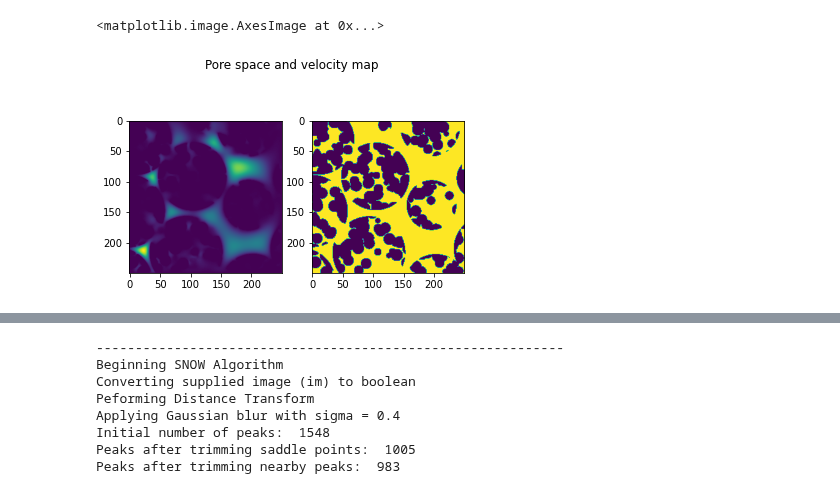
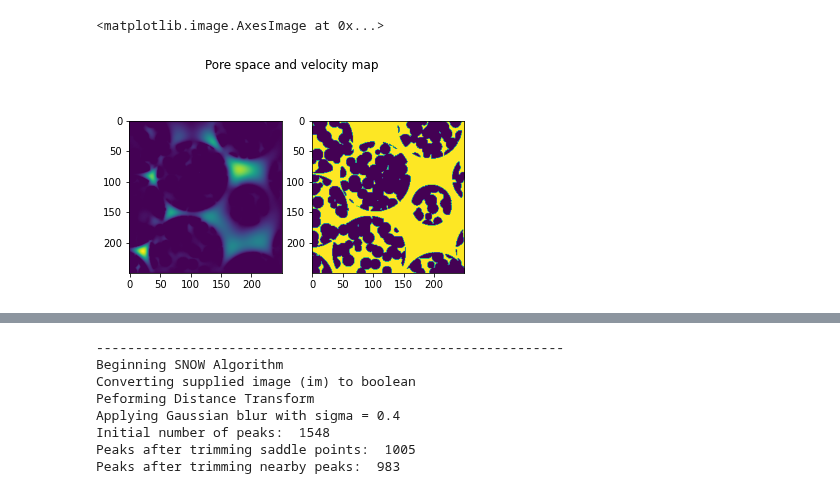
Before and after one commit to akkendrick/LABMOPS, a Jupyter notebook: analyze3Dsim.ipynb, the cells around one changed output, grey strips where cells are left out. Drawn from its saved outputs; the diff is of its cells as text; code cells hidden in the pictures.

```diff
--- a/analyze3Dsim.ipynb
+++ b/analyze3Dsim.ipynb
@@ -23,24 +23,24 @@ velDataNorm = velMat['velNorm']
 
 #poreVelocity = np.reshape(poreVelocity, (imageSize, imageSize, imageSize))
 # %%
-slice = 43
+slice = 49
 
 poreImage = np.load('finalSimFile3D_out.npy')
 #JUST MIRROR ONE OF THESE
 poreImage = np.transpose(poreImage)
 #poreImage = np.flip(poreImage, (2,0,1))
 #poreImage = np.flipud(poreImage)
 fig, (p1, p2) = plt.subplots(1, 2)
 
 fig.suptitle('Pore space and velocity map')
 p1.imshow(velDataNorm[:,:,slice])
 p2.imshow(poreImage[:,:,slice])
 #im_3d = ps.visualization.show_3D(velDataNorm)
 #plt.imshow(im_3d, cmap=plt.cm.moagma);
 #plt.show()
 # %% [output]
 <matplotlib.image.AxesImage at 0x...>
-[figure, old version]
+[figure, new version]
 # %%
 ps.io.to_vtk(velDataNorm,'velVTKOut')
 ps.io.to_vtk(poreImage,'poreStructureOut')
```
Also changed, not shown: parts of 16 cells of this notebook.
